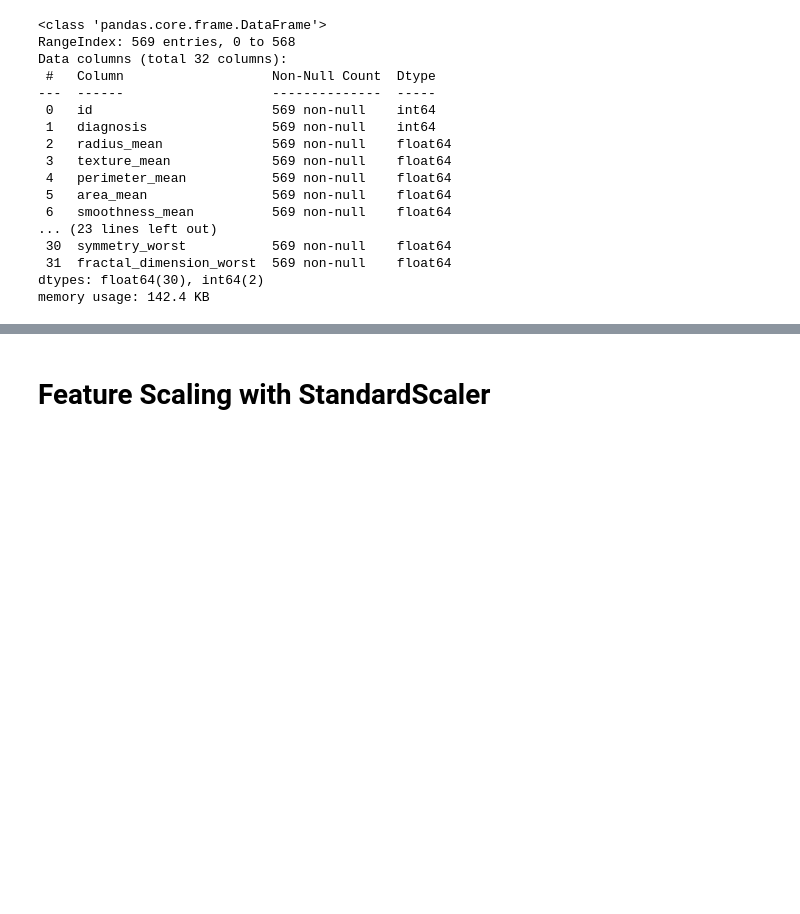
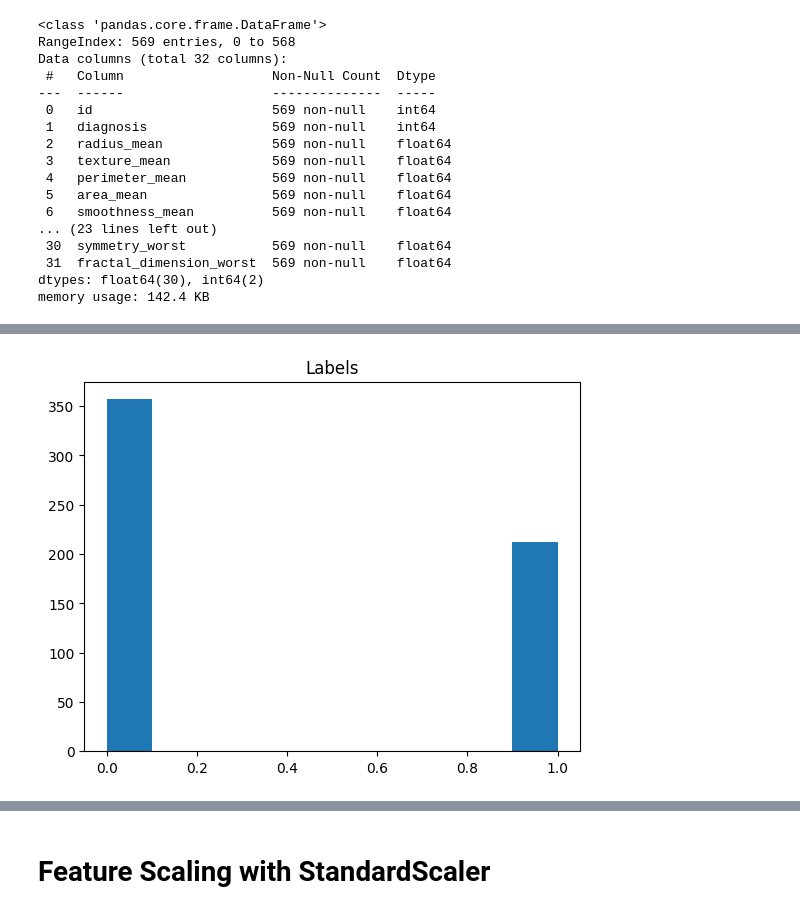
Before and after one commit to Abdelaziz-Mohamed-eng/breast-cancer-prediction-app, a Jupyter notebook: wdbc.ipynb, the cells around one changed output, grey strips where cells are left out. Saved outputs shown, nothing was run; the diff lists cells and outputs as text; code cells hidden in the pictures; blank space fills up the shorter version.

```diff
--- a/wdbc.ipynb
+++ b/wdbc.ipynb
@@ -182,0 +129,6 @@ for col in x.columns:
+# %%
+plt.hist(y)
+plt.title("Labels")
+plt.show()
+# %% [output]
+[figure, added]
```
Also changed, not shown: parts of 12 cells of this notebook, 2 other files.
